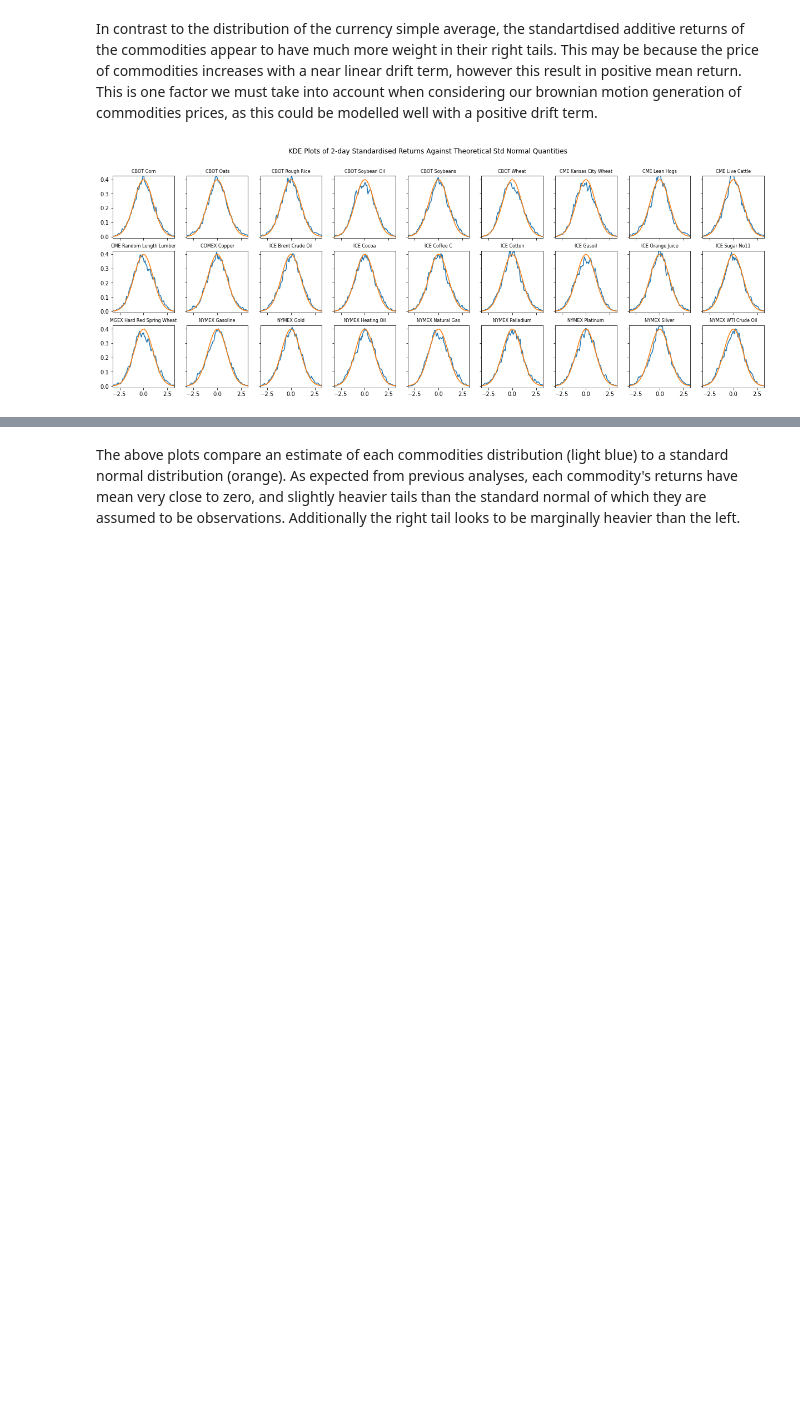
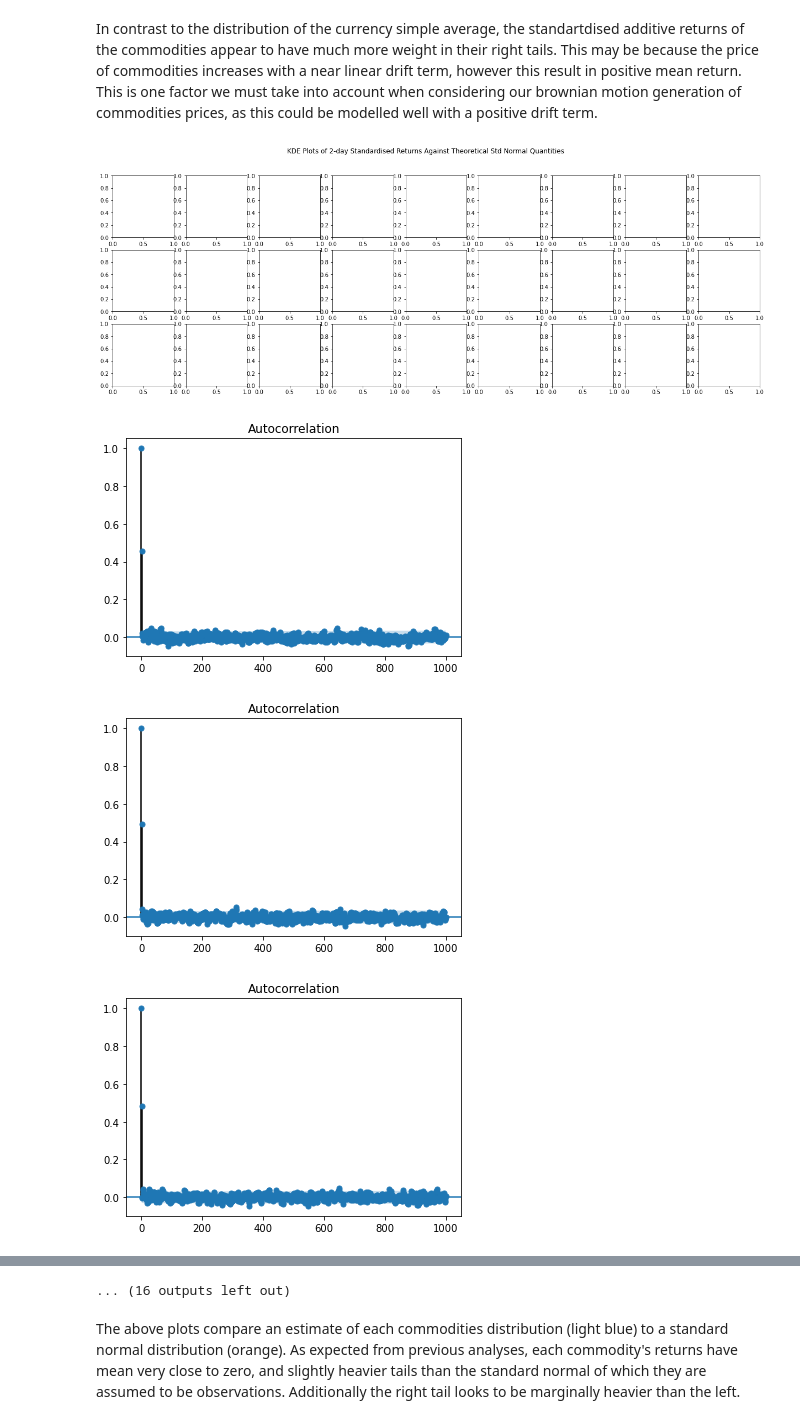
Before and after one commit to andrewmelville/M4R-Project, a Jupyter notebook: ExploratoryAnalysisNotebookMultiplicativeReturns.ipynb, the cells around one changed output, grey strips where cells are left out. Drawn from its saved outputs; the diff is of its cells as text; code cells hidden in the pictures; blank space fills up the shorter version.

```diff
--- a/ExploratoryAnalysisNotebookMultiplicativeReturns.ipynb
+++ b/ExploratoryAnalysisNotebookMultiplicativeReturns.ipynb
@@ -295,26 +307,35 @@ In contrast to the distribution of the currency simple average, the standartdise
 # %%
 import matplotlib.pyplot as plt
 import seaborn as sns
 from statsmodels.graphics.gofplots import qqplot
 import scipy.stats as stats
 
 fig, axs = plt.subplots(3,9, figsize=(21,7))
 
 fig.suptitle('KDE Plots of 2-day Standardised Returns Against Theoretical Std Normal Quantities')
 
 x = np.linspace(-6, 6, 100)
 
 for i, commodity in enumerate(norm_commodity_returns):
-    sns.kdeplot(norm_commodity_returns[commodity], ax = fig.axes[i], legend=False, bw=0.05)
+
+
+
+    sm.graphics.tsa.plot_acf(norm_commodity_returns[commodity].dropna(), lags=1000)
+    plt.show()
+
+#     sns.kdeplot(norm_commodity_returns[commodity], ax = fig.axes[i], legend=False, bw=0.05)
     fig.axes[i].plot(x, stats.norm.pdf(x, 0, 1))
 
 for i, ax in enumerate(axs.flat):
 #     ax.set(xlabel='Theoretical Quantities', ylabel='Observed Quantities')
     ax.set_title(norm_commodity_returns.columns[i],fontsize=8)
     ax.set_ylim(-0.01,0.425)
     ax.set_xlim(-3.22,3.22)
 
 for ax in fig.get_axes():
     ax.label_outer()
 # %% [output]
-[figure, old version]
+[figure, new version]
+[figure, added]
+[figure, added]
+[figure, added]
@@ -321,3 +350,4 @@ for ax in fig.get_axes():
+... (16 outputs left out)
 # %% [markdown]
 The above plots compare an estimate of each commodities distribution (light blue) to a standard normal distribution (orange). As expected from previous analyses, each commodity's returns have mean very close to zero, and slightly heavier tails than the standard normal of which they are assumed to be observations. Additionally the right tail looks to be marginally heavier than the left.
 # %% [markdown]
```
Also changed, not shown: parts of 4 cells of this notebook, 20 other files.
